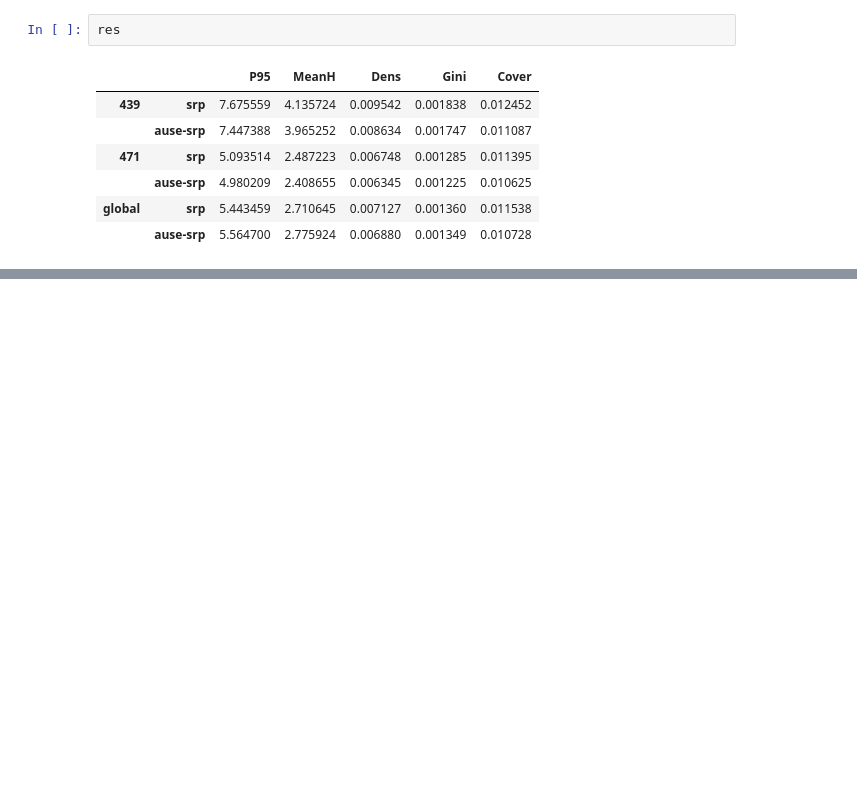
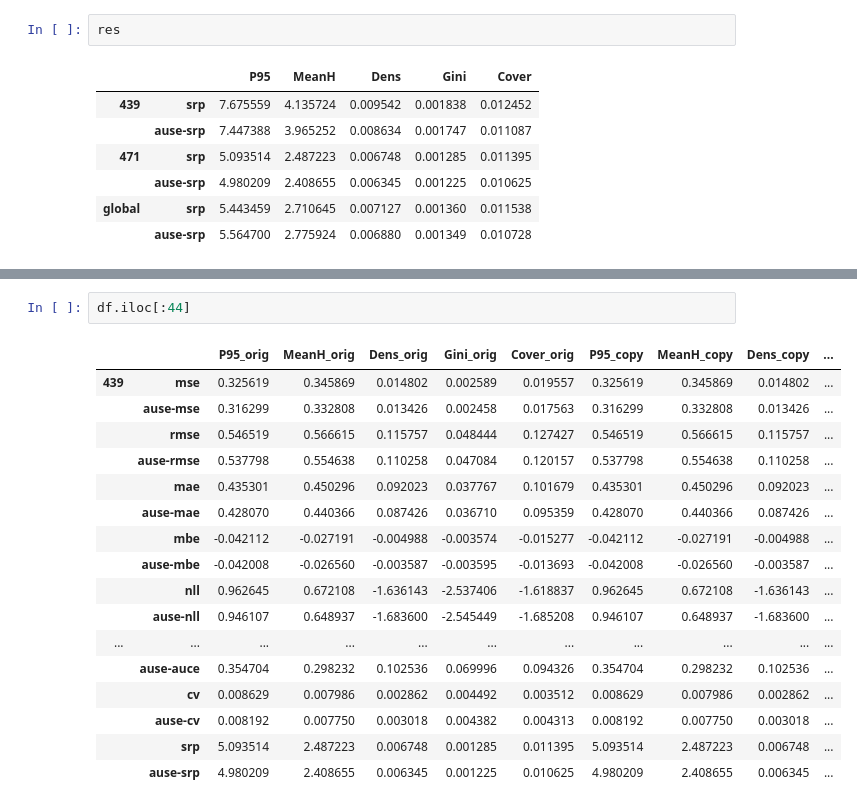
Before and after one commit to eliotwalt/rs-uncertainty, a Jupyter notebook: notebooks/rcu_test.ipynb, the cells around one changed output, grey strips where cells are left out. Drawn from its saved outputs; the diff is of its cells as text; blank space fills up the shorter version.

```diff
--- a/notebooks/rcu_test.ipynb
+++ b/notebooks/rcu_test.ipynb
@@ -560,0 +546,20 @@ def test_upsample(rcu, ks):
+# %%
+df.iloc[:44]
+# %% [output]
+|  |  | P95_orig | MeanH_orig | Dens_orig | Gini_orig | Cover_orig | P95_copy | MeanH_copy | Dens_copy | ... |
+| 439 | mse | 0.325619 | 0.345869 | 0.014802 | 0.002589 | 0.019557 | 0.325619 | 0.345869 | 0.014802 | ... |
+|  | ause-mse | 0.316299 | 0.332808 | 0.013426 | 0.002458 | 0.017563 | 0.316299 | 0.332808 | 0.013426 | ... |
+|  | rmse | 0.546519 | 0.566615 | 0.115757 | 0.048444 | 0.127427 | 0.546519 | 0.566615 | 0.115757 | ... |
+|  | ause-rmse | 0.537798 | 0.554638 | 0.110258 | 0.047084 | 0.120157 | 0.537798 | 0.554638 | 0.110258 | ... |
+|  | mae | 0.435301 | 0.450296 | 0.092023 | 0.037767 | 0.101679 | 0.435301 | 0.450296 | 0.092023 | ... |
+|  | ause-mae | 0.428070 | 0.440366 | 0.087426 | 0.036710 | 0.095359 | 0.428070 | 0.440366 | 0.087426 | ... |
+|  | mbe | -0.042112 | -0.027191 | -0.004988 | -0.003574 | -0.015277 | -0.042112 | -0.027191 | -0.004988 | ... |
+|  | ause-mbe | -0.042008 | -0.026560 | -0.003587 | -0.003595 | -0.013693 | -0.042008 | -0.026560 | -0.003587 | ... |
+|  | nll | 0.962645 | 0.672108 | -1.636143 | -2.537406 | -1.618837 | 0.962645 | 0.672108 | -1.636143 | ... |
+|  | ause-nll | 0.946107 | 0.648937 | -1.683600 | -2.545449 | -1.685208 | 0.946107 | 0.648937 | -1.683600 | ... |
+| ... | ... | ... | ... | ... | ... | ... | ... | ... | ... | ... |
+|  | ause-auce | 0.354704 | 0.298232 | 0.102536 | 0.069996 | 0.094326 | 0.354704 | 0.298232 | 0.102536 | ... |
+|  | cv | 0.008629 | 0.007986 | 0.002862 | 0.004492 | 0.003512 | 0.008629 | 0.007986 | 0.002862 | ... |
+|  | ause-cv | 0.008192 | 0.007750 | 0.003018 | 0.004382 | 0.004313 | 0.008192 | 0.007750 | 0.003018 | ... |
+|  | srp | 5.093514 | 2.487223 | 0.006748 | 0.001285 | 0.011395 | 5.093514 | 2.487223 | 0.006748 | ... |
+|  | ause-srp | 4.980209 | 2.408655 | 0.006345 | 0.001225 | 0.010625 | 4.980209 | 2.408655 | 0.006345 | ... |
```
Also changed, not shown: parts of 19 cells of this notebook, 1 other file.
